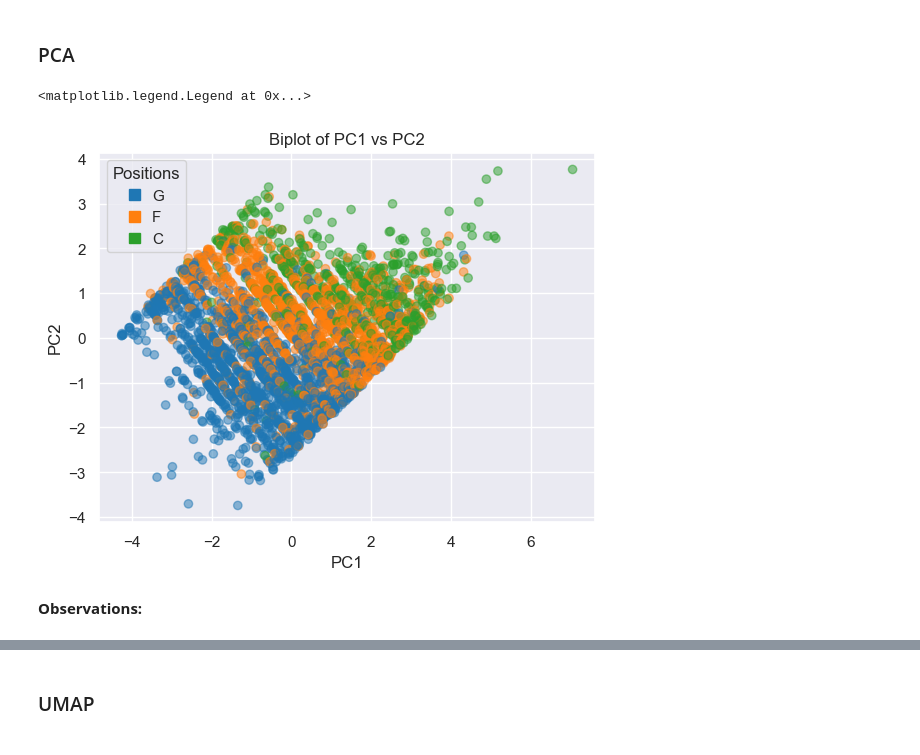
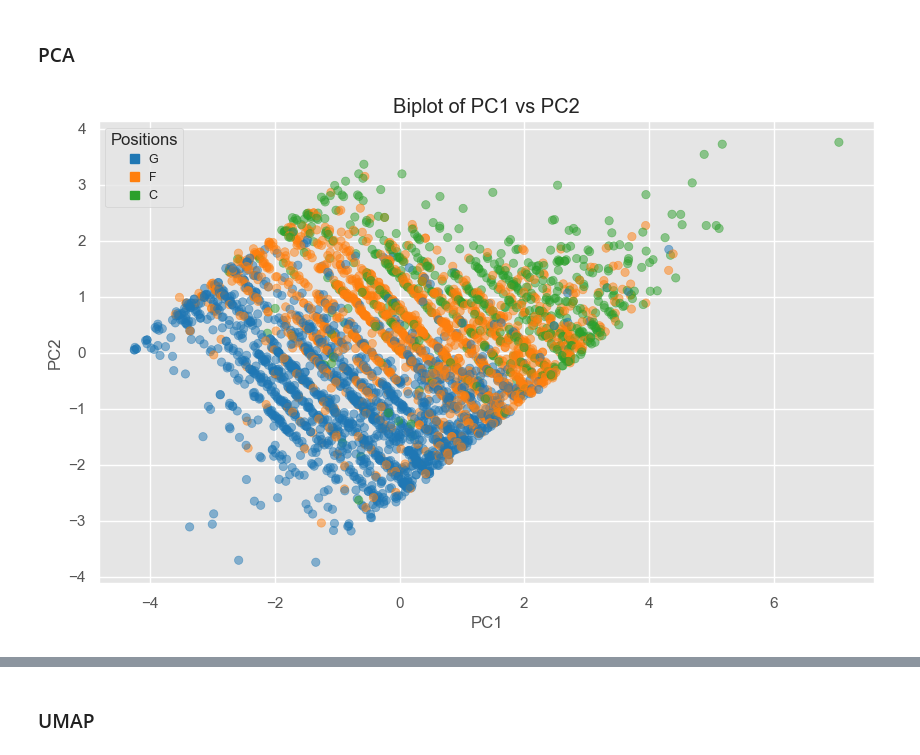
Before and after one commit to danielliu2707/positionn, a Jupyter notebook: physical_dimensions.ipynb, the cells around one changed output, grey strips where cells are left out. Cells and saved outputs as stored; diff of their text form; code cells hidden in the pictures.

```diff
--- a/physical_dimensions.ipynb
+++ b/physical_dimensions.ipynb
@@ -219,6 +218,6 @@ player_data.head()
 # %%
 # Scale copy of data for dimensionality reduction
 scaler = StandardScaler()
-pca_player_data = scaler.fit_transform(player_data.drop(['player', 'position'], axis = 1))
-pca_player_data = pd.DataFrame(pca_player_data, columns=['height', 'weight', 'year_start', 'year_end', 'bmi'])
-pca_player_data['position'] = player_data.reset_index()['position']
+dim_player_data = scaler.fit_transform(player_data.drop(['player', 'position'], axis = 1))
+dim_player_data = pd.DataFrame(dim_player_data, columns=['height', 'weight', 'year_start', 'year_end', 'bmi'])
+dim_player_data['position'] = player_data.reset_index()['position']
@@ -255,29 +255,34 @@ Example: Data is strongly elliptical in most projections, suggesting there is on
 # %%
 # Compute PCA
 pca = PCA(n_components=2)
-projected_data = pca.fit_transform(pca_player_data.drop('position', axis = 1))
+projected_data = pca.fit_transform(dim_player_data.drop('position', axis = 1))
+# %%
+def plot_dim_reduction(df, xlabel: str, ylabel: str, title: str, colors: list, handles: list):
+    """
+     Function to plot PC
+    """
+    plt.figure(figsize=(10,6))
+    plt.scatter(
+        x = df[:, 0],
+        y = df[:, 1],
+        c = colors,
+        alpha = 0.5
+    )
+
+    plt.xlabel(xlabel)
+    plt.ylabel(ylabel)
+    plt.title(title)
+    plt.legend(handles=handles, title='Positions', handlelength=0.7, loc='upper left', prop={'size':9})
 # %%
 # Data in the model space (2 PC) to see if there is noticeable separation
 # Clearly not
 
 # Plot the first two PCs to learn more about the data
-levels, categories = pd.factorize(pca_player_data['position'])
+levels, categories = pd.factorize(dim_player_data['position'])
 colors = [plt.cm.tab10(i) for i in levels] # using the "tab10" colormap
 handles = [matplotlib.patches.Patch(color=plt.cm.tab10(i), label=c) for i, c in enumerate(categories)]
 
-plt.scatter(
-    x = projected_data[:, 0],
-    y = projected_data[:, 1],
-    c = colors,
-    alpha = 0.5
-)
-
-plt.xlabel("PC1")
-plt.ylabel("PC2")
-plt.title("Biplot of PC1 vs PC2")
-plt.legend(handles=handles, title='Positions',handlelength = 0.7)
+with plt.style.context('ggplot'):
+    plot_dim_reduction(projected_data, "PC1", "PC2", "Biplot of PC1 vs PC2", colors, handles)
 # %% [output]
-<matplotlib.legend.Legend at 0x...>
-[figure, old version]
+[figure, new version]
-# %% [markdown]
-**Observations:**
```
Also changed, not shown: parts of 20 cells of this notebook.
